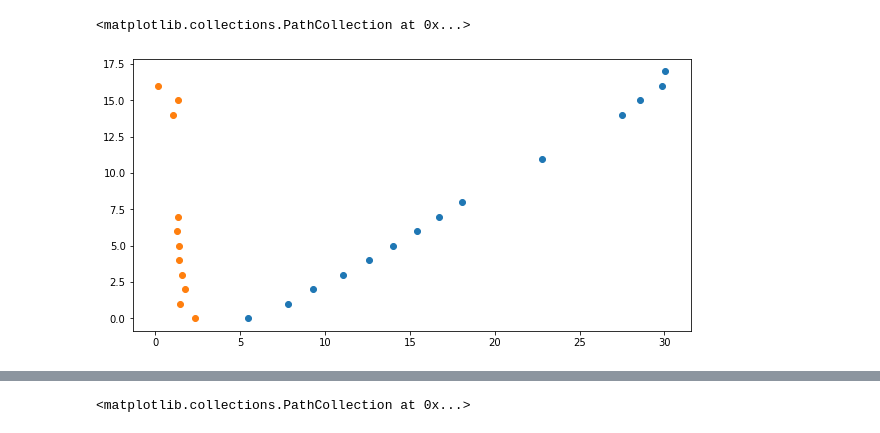
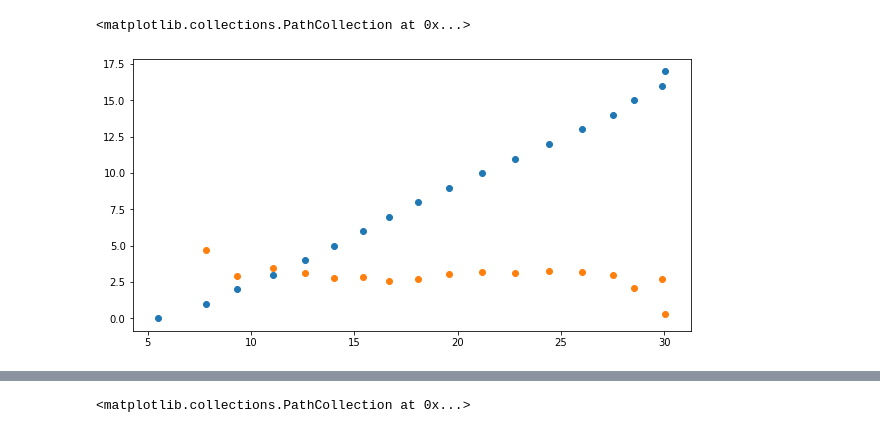
Before and after one commit to sitandr/lab, a Jupyter notebook: Steeling Wheel/main.ipynb, the cells around one changed output, grey strips where cells are left out. Saved outputs shown, nothing was run; the diff lists cells and outputs as text; code cells hidden in the pictures.

```diff
--- a/Steeling Wheel/main.ipynb
+++ b/Steeling Wheel/main.ipynb
@@ -5,18 +5,18 @@ import matplotlib.pyplot as plt
 # %%
 def points_d(table):
     r = table['t']
-    return np.diff(list(r)), range(len(r) - 1)
+    return r[1:], 2*np.diff(list(r))
 
 def points(table):
     r = table['t']
     return list(r), range(len(r))
-
+#%matplotlib widget
 plt.figure(figsize=(10, 5))
 plt.scatter(*points(pd.read_csv("data/η", delimiter=";", comment = "#")))
 plt.scatter(*points_d(pd.read_csv("data/η", delimiter=";", comment = "#")))
 # %% [output]
 <matplotlib.collections.PathCollection at 0x...>
-[figure, old version]
+[figure, new version]
 # %%
 a = pd.read_csv("data/η", delimiter=";", comment = "#")
 # %%
```
Also changed, not shown: parts of 4 cells of this notebook, 4 other files.
